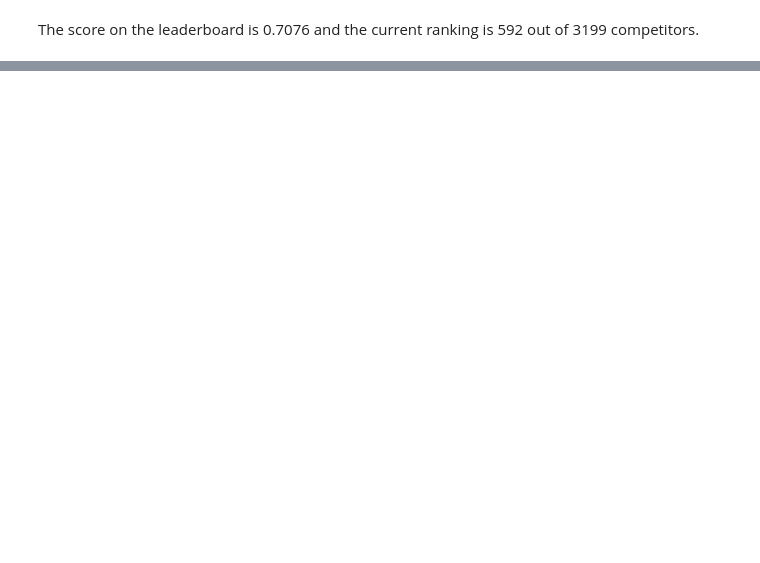
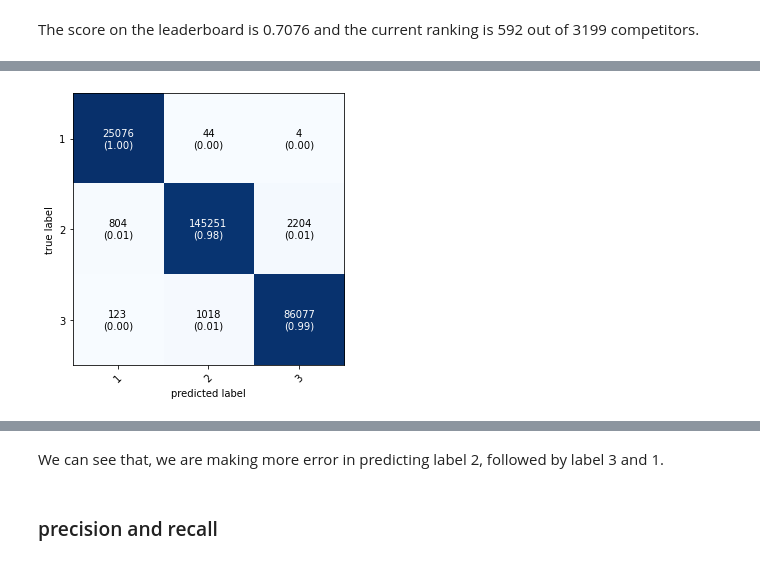
Before and after one commit to bprasad26/modeling_earthquake_damage, a Jupyter notebook: Notebooks/ml_model_part1.ipynb, the cells around one changed output, grey strips where cells are left out. Saved outputs shown, nothing was run; the diff lists cells and outputs as text; code cells hidden in the pictures; blank space fills up the shorter version.

```diff
--- a/Notebooks/ml_model_part1.ipynb
+++ b/Notebooks/ml_model_part1.ipynb
@@ -502,0 +507,5 @@ The score on the leaderboard is 0.7076 and the current ranking is 592 out of 319
+# %%
+from sklearn.metrics import confusion_matrix
+
+conf_mat = confusion_matrix(y_train, rf_pred)
+conf_mat
@@ -502,0 +522,15 @@ The score on the leaderboard is 0.7076 and the current ranking is 592 out of 319
+# %%
+# visualize the confusion matrix
+from mlxtend.plotting import plot_confusion_matrix
+
+class_names = ["1", "2", "3"]
+fig, ax = plot_confusion_matrix(
+    conf_mat=conf_mat,
+    show_absolute=True,
+    show_normed=True,
+    figsize=(5, 5),
+    class_names=class_names,
+)
+plt.show()
+# %% [output]
+[figure, added]
@@ -502,0 +538,4 @@ The score on the leaderboard is 0.7076 and the current ranking is 592 out of 319
+# %% [markdown]
+We can see that, we are making more error in predicting label 2, followed by label 3 and 1.
+# %% [markdown]
+### precision and recall
```
Also changed, not shown: parts of 15 cells of this notebook.
